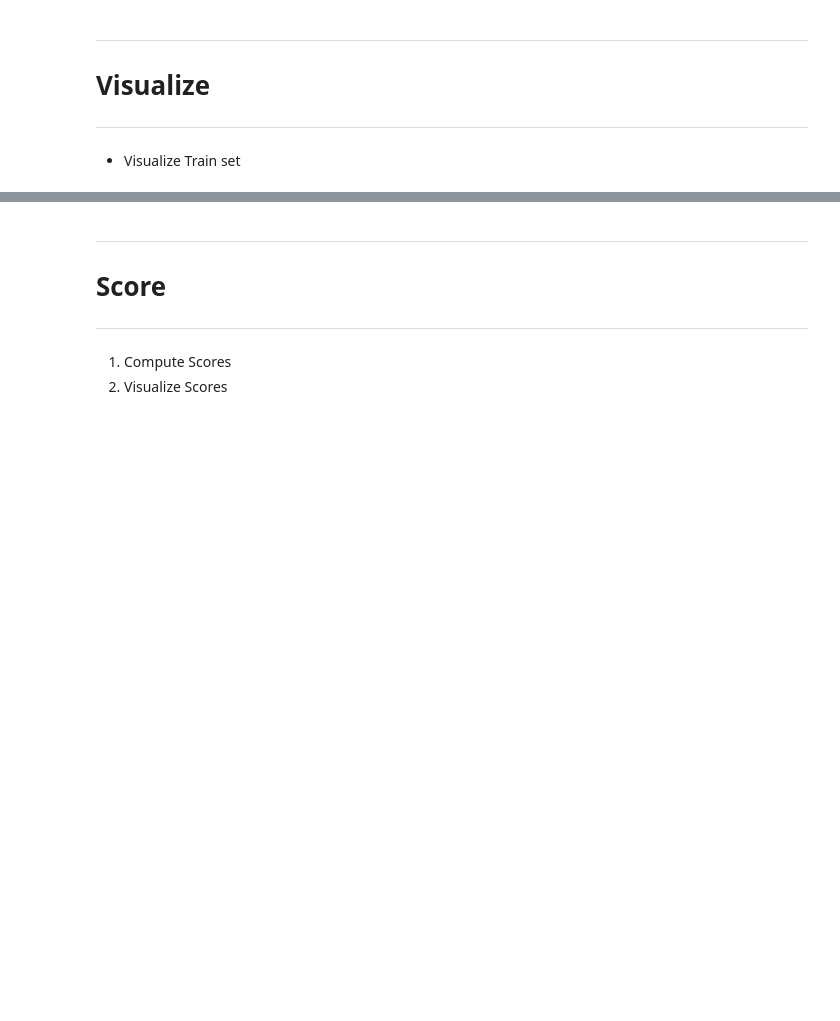
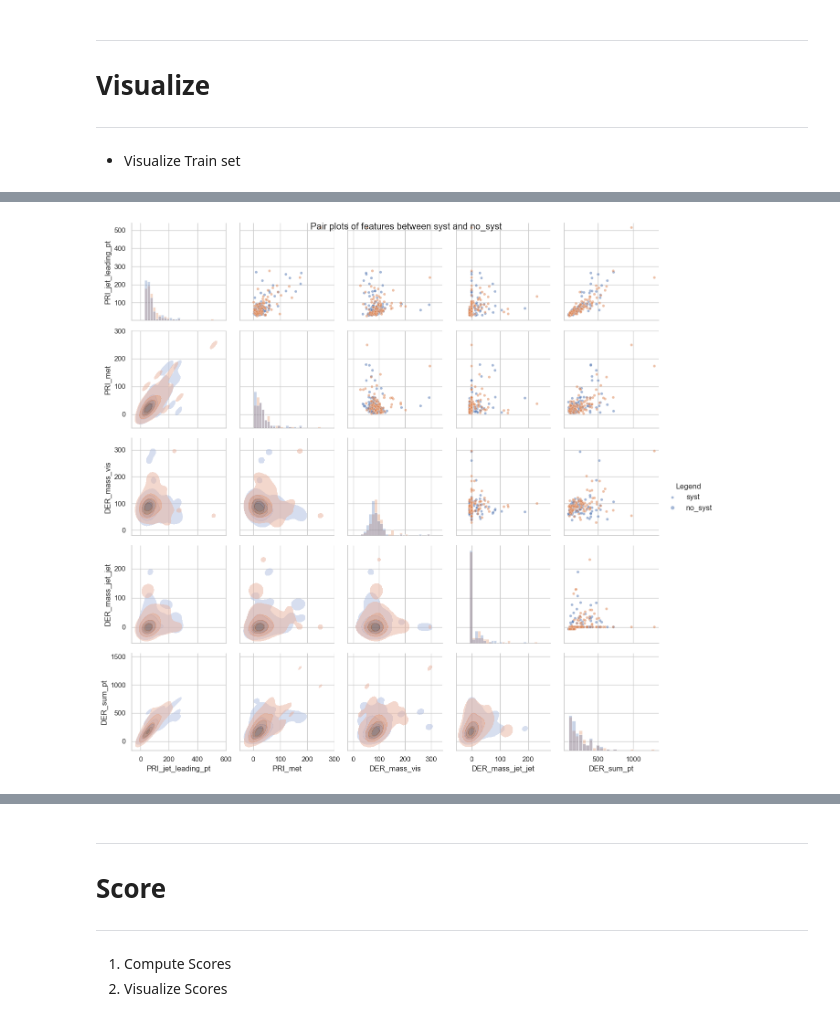
Before and after one commit to blackSwanCS/Collaboration_A, a Jupyter notebook: StartingKit_HiggsML_Uncertainty_Challenge.ipynb, the cells around one changed output, grey strips where cells are left out. Cells and saved outputs as stored; diff of their text form; code cells hidden in the pictures; blank space fills up the shorter version.

```diff
--- a/StartingKit_HiggsML_Uncertainty_Challenge.ipynb
+++ b/StartingKit_HiggsML_Uncertainty_Challenge.ipynb
@@ -249,0 +208,7 @@ visualize.show_histogram()
+# %%
+syst_train_data = data.get_syst_train_set()
+# %%
+# Pair plots of train set with systematics
+train_visualize.pair_plots_syst(syst_train_data["data"], sample_size=100)
+# %% [output]
+[figure, added]
```
Also changed, not shown: parts of 64 cells of this notebook, 13 other files.
